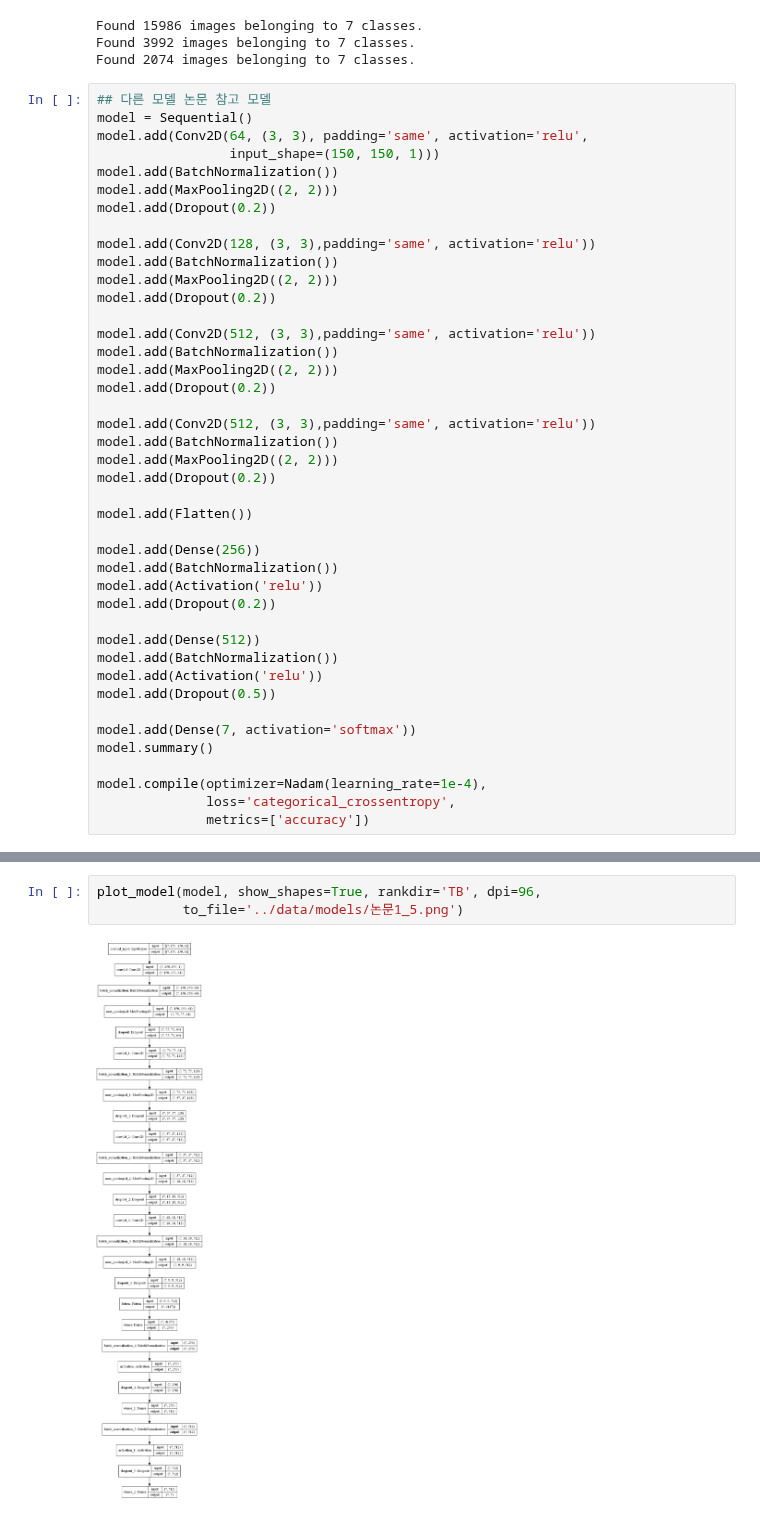
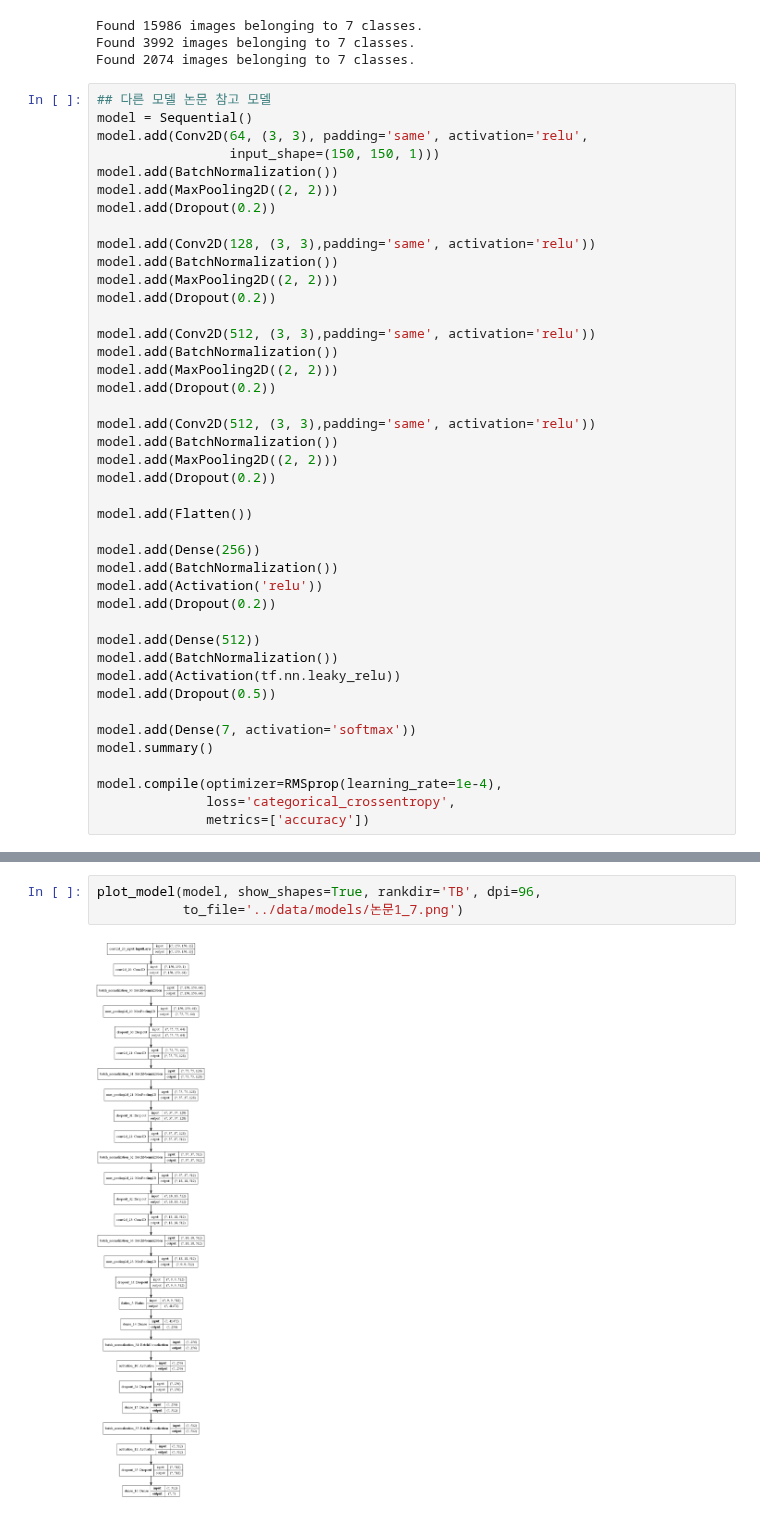
Before and after one commit to 1il1il/TIL, a Jupyter notebook: ai/전공_프로젝트_논문1.ipynb, the cells around one changed output, grey strips where cells are left out. Cells and saved outputs as stored; diff of their text form.

```diff
--- a/ai/전공_프로젝트_논문1.ipynb
+++ b/ai/전공_프로젝트_논문1.ipynb
@@ -105,13 +105,13 @@ model.add(Dropout(0.2))
 
 model.add(Dense(512))
 model.add(BatchNormalization())
-model.add(Activation('relu'))
+model.add(Activation(tf.nn.leaky_relu))
 model.add(Dropout(0.5))
 
 model.add(Dense(7, activation='softmax'))
 model.summary()
 
-model.compile(optimizer=Nadam(learning_rate=1e-4),
+model.compile(optimizer=RMSprop(learning_rate=1e-4),
               loss='categorical_crossentropy',
               metrics=['accuracy'])
 # %% [output]
@@ -134,9 +134,9 @@ Non-trainable params: 3,968
 _________________________________________________________________
 # %%
 plot_model(model, show_shapes=True, rankdir='TB', dpi=96,
-           to_file='../data/models/논문1_5.png')
+           to_file='../data/models/논문1_7.png')
 # %% [output]
-[figure, old version]
+[figure, new version]
 # %%
 history = model.fit(train_generator, steps_per_epoch=159, epochs=30,
                     validation_data=validation_generator, validation_steps=39)
```
Also changed, not shown: parts of 7 cells of this notebook, 3 other files.
